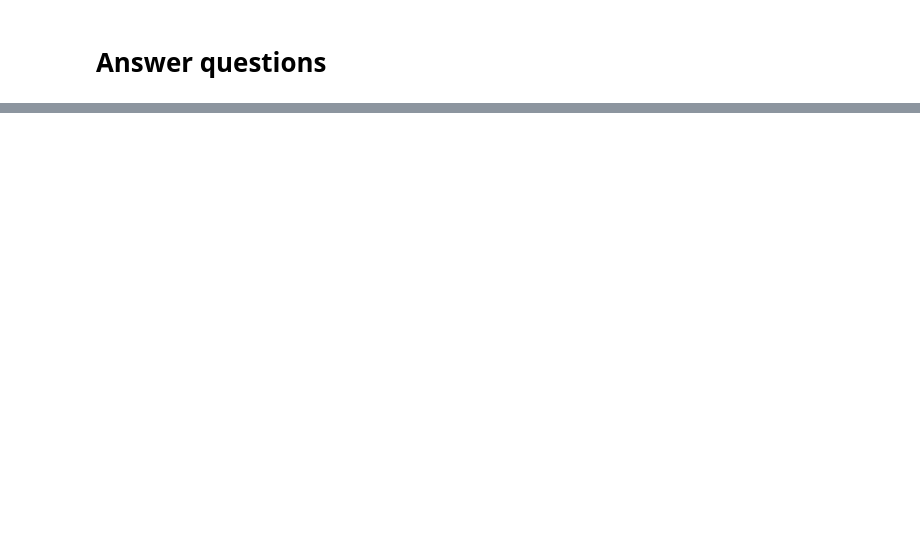
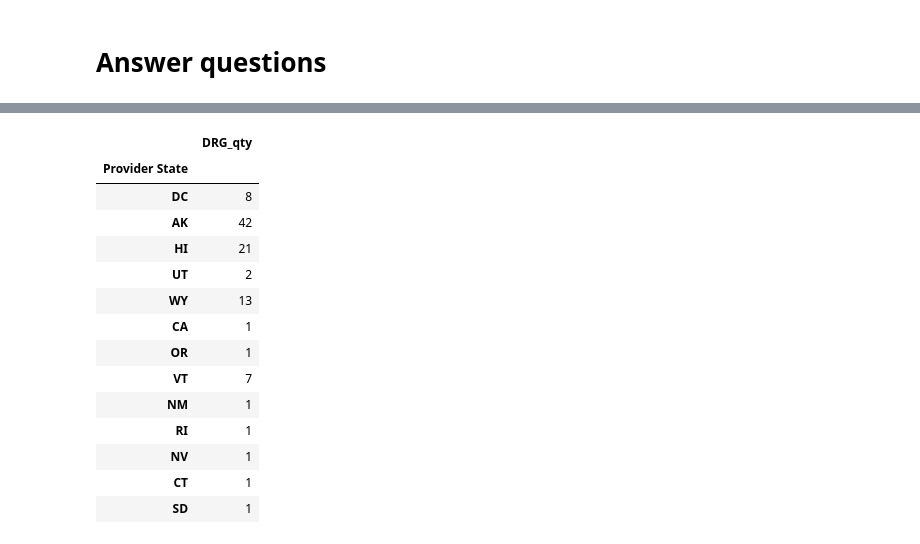
Before and after one commit to isabelyb/hospital_charges_USA, a Jupyter notebook: charges_hospital_USA.ipynb, the cells around one changed output, grey strips where cells are left out. Cells and saved outputs as stored; diff of their text form; code cells hidden in the pictures; blank space fills up the shorter version.

```diff
--- a/charges_hospital_USA.ipynb
+++ b/charges_hospital_USA.ipynb
@@ -85,0 +100,6 @@ sorted_df1.plot_bokeh.bar(figsize=(1200,400), title='Hospital Charges in America
+# %%
+df_drg = df.drop(df[['Provider Id',	'Provider Zip Code', 'Total Discharges', 'Avg Covered Charges [$]', 'Avg Medicare Payments [$]', 'Avg Total Payments [$]']], axis=1)
+# %%
+df_drg_max = df_drg.groupby(['DRG Definition', 'Provider State']).median()
+sorted_df_drg_max = df_drg_max.sort_values(['DRG Definition','Avg. Cost/attended patient [$]'], ascending=[1,0])
+sorti = sorted_df_drg_max.groupby(level=0).head(1)
@@ -85,0 +112,2 @@ sorted_df1.plot_bokeh.bar(figsize=(1200,400), title='Hospital Charges in America
+# %%
+listi= sorti.index.get_level_values('Provider State')
@@ -85,0 +132,26 @@ sorted_df1.plot_bokeh.bar(figsize=(1200,400), title='Hospital Charges in America
+# %%
+from collections import Counter
+a = Counter(listi)
+b = dict(a)
+c = pd.DataFrame(b.items())
+c.rename(columns={0: 'Provider State',1:'DRG_qty'}, inplace=True)
+d = c.set_index('Provider State')
+d
+# d.rename(columns={0: 'Provider State',1:'DRG_qty'}, inplace=True)
+# d
+# %% [output]
+|  | DRG_qty |
+| Provider State |  |
+| DC | 8 |
+| AK | 42 |
+| HI | 21 |
+| UT | 2 |
+| WY | 13 |
+| CA | 1 |
+| OR | 1 |
+| VT | 7 |
+| NM | 1 |
+| RI | 1 |
+| NV | 1 |
+| CT | 1 |
+| SD | 1 |
```
Also changed, not shown: parts of 13 cells of this notebook, 1 other file.
